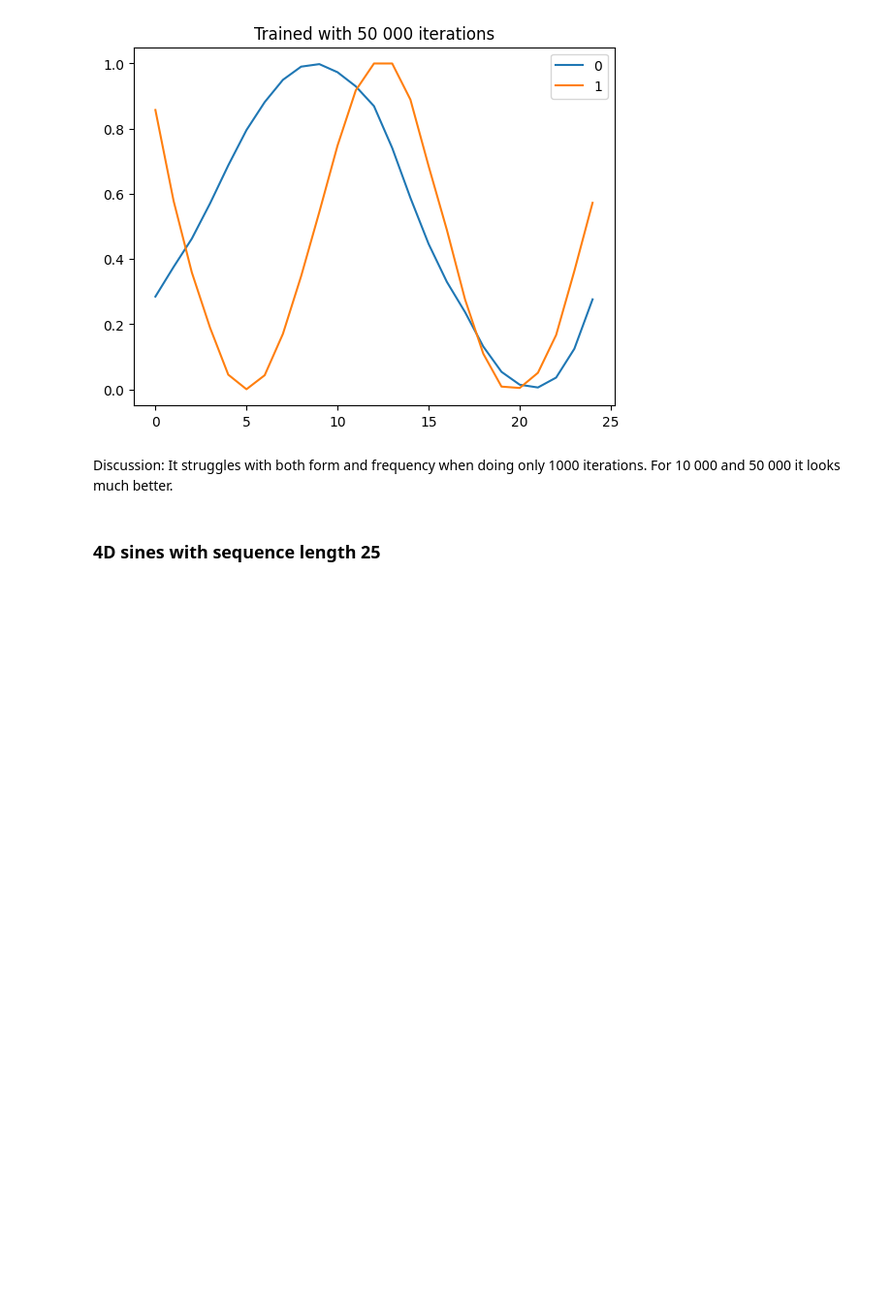
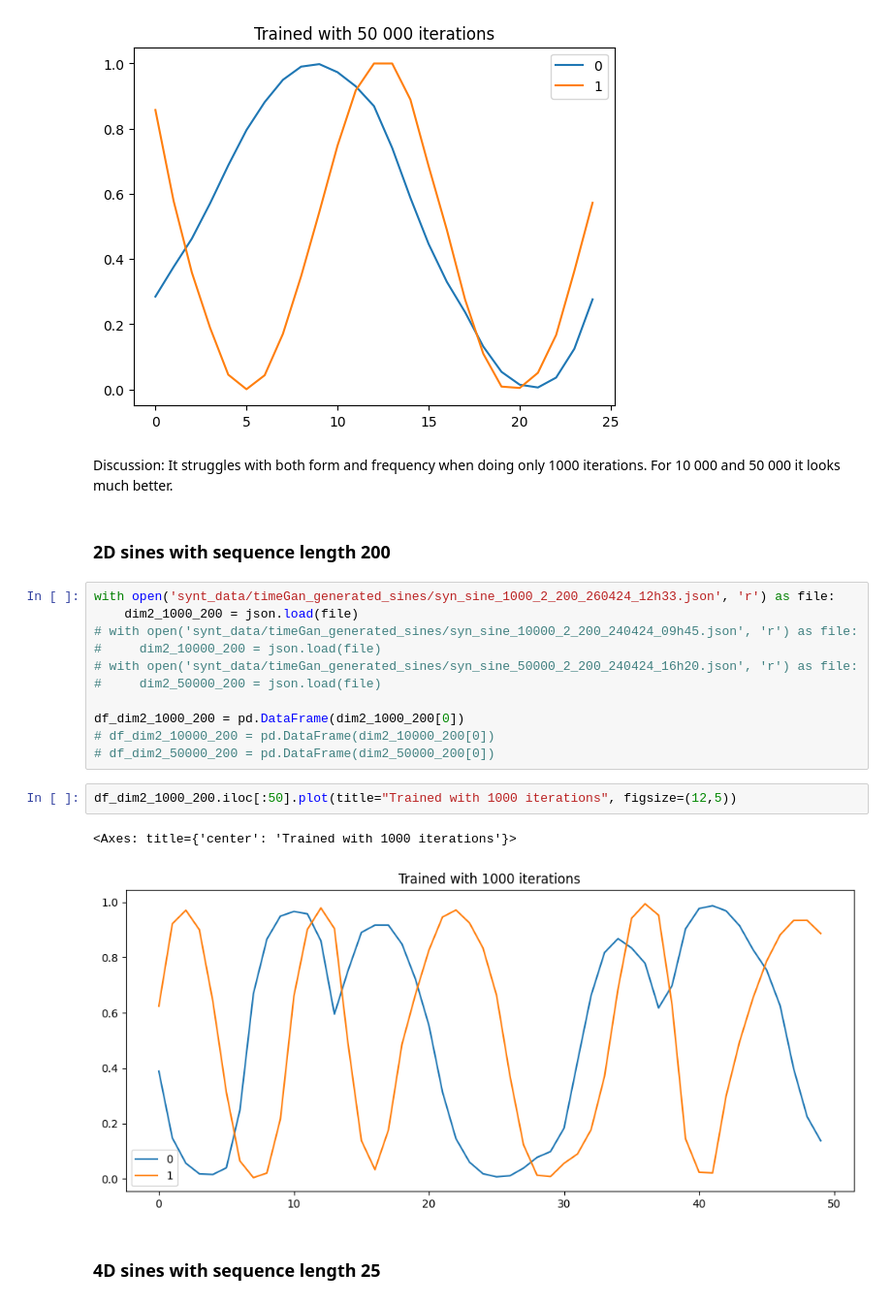
Before and after one commit to fredrikSveen/MSc_time_series_GAN, a Jupyter notebook: windowed_data.ipynb, the cells around one changed output. Shown at 97% size. Saved outputs shown, nothing was run; the diff lists cells and outputs as text; blank space fills up the shorter version.

```diff
--- a/windowed_data.ipynb
+++ b/windowed_data.ipynb
@@ -79,6 +83,24 @@ df_dim2_50000.plot(title="Trained with 50 000 iterations")
 [figure]
 # %% [markdown]
 Discussion: It struggles with both form and frequency when doing only 1000 iterations. For 10 000 and 50 000 it looks much better.
+# %% [markdown]
+### 2D sines with sequence length 200
+# %%
+with open('synt_data/timeGan_generated_sines/syn_sine_1000_2_200_260424_12h33.json', 'r') as file:
+    dim2_1000_200 = json.load(file)
+# with open('synt_data/timeGan_generated_sines/syn_sine_10000_2_200_240424_09h45.json', 'r') as file:
+#     dim2_10000_200 = json.load(file)
+# with open('synt_data/timeGan_generated_sines/syn_sine_50000_2_200_240424_16h20.json', 'r') as file:
+#     dim2_50000_200 = json.load(file)
+
+df_dim2_1000_200 = pd.DataFrame(dim2_1000_200[0])
+# df_dim2_10000_200 = pd.DataFrame(dim2_10000_200[0])
+# df_dim2_50000_200 = pd.DataFrame(dim2_50000_200[0])
+# %%
+df_dim2_1000_200.iloc[:50].plot(title="Trained with 1000 iterations", figsize=(12,5))
+# %% [output]
+<Axes: title={'center': 'Trained with 1000 iterations'}>
+[figure, added]
 # %% [markdown]
 ### 4D sines with sequence length 25
 # %%
```
Also changed, not shown: parts of 2 cells of this notebook.
